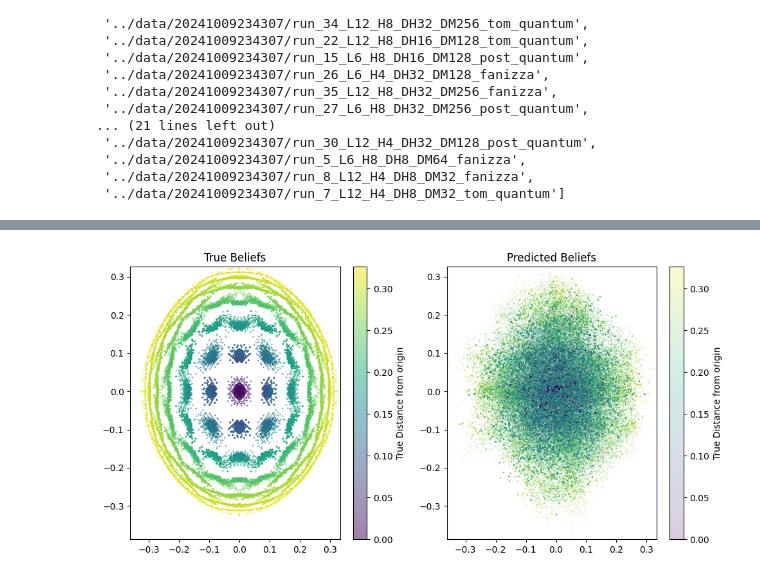
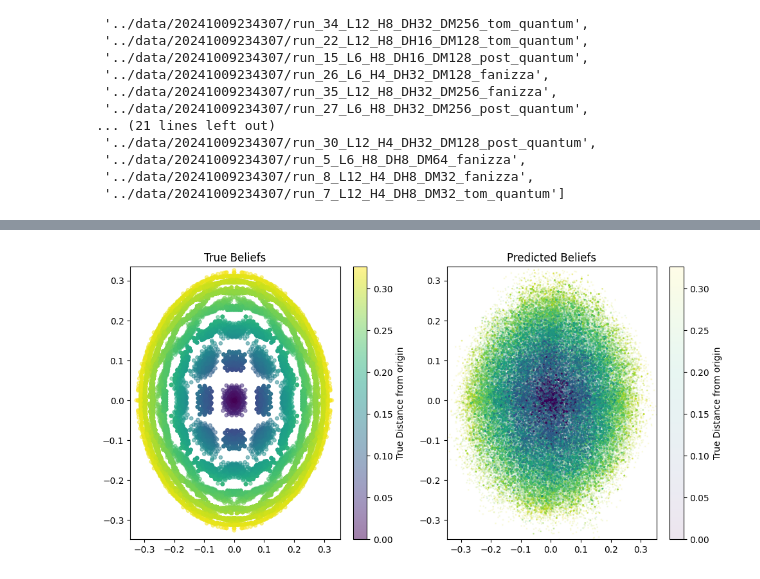
Before and after one commit to adamimos/epsilon-transformers, a Jupyter notebook: notebooks/quantum_analysis.ipynb, the cells around one changed output, grey strips where cells are left out. Drawn from its saved outputs; the diff is of its cells as text; code cells hidden in the pictures.

```diff
--- a/notebooks/quantum_analysis.ipynb
+++ b/notebooks/quantum_analysis.ipynb
@@ -56,7 +56,7 @@ sweep_folders
  '../data/20241009234307/run_8_L12_H4_DH8_DM32_fanizza',
  '../data/20241009234307/run_7_L12_H4_DH8_DM32_tom_quantum']
 # %%
-run_folder = sweep_folders[6]
+run_folder = sweep_folders[0]
 print(run_folder)
 
 def load_model_from_run_folder(run_folder, device='cpu'):
@@ -68,6 +68,8 @@ def load_model_from_run_folder(run_folder, device='cpu'):
     with open(Path(run_folder, "hooked_model_config.json"), 'r') as file:
         model_config = json.load(file)
 
+    save_pts = glob(str(Path(run_folder) / "*.pt"))
+
     model_config['dtype'] = getattr(torch, model_config['dtype'].split('.')[-1])
     model_config['device'] = device
 
@@ -76,15 +78,15 @@ def load_model_from_run_folder(run_folder, device='cpu'):
     # load the model
     model = HookedTransformer(model_config)
 
-    return model, run_config
+    return model, save_pts, run_config
 
 # Usage:
-model, run_config = load_model_from_run_folder(run_folder)
 
-# get the saved models pt in runfolder
-model_pts = glob(str(Path(run_folder) / "*.pt"))
+def load_model_checkpoint(model, save_pts, idx):
+    # load the last model checkpoint
+    model.load_state_dict(torch.load(save_pts[idx], map_location='cpu'))
+    return model
 
-# load the last model checkpoint
-model.load_state_dict(torch.load(model_pts[1], map_location='cpu'))
-print(model_pts[1])
+model, save_pts, run_config = load_model_from_run_folder(run_folder)
+model = load_model_checkpoint(model, save_pts, -2)
 # %% [output]
@@ -211,42 +212,65 @@ regression, belief_predictions = run_activation_to_beliefs_regression(all_cache[
 # %%
 import matplotlib.pyplot as plt
 import numpy as np
 
-def plot_belief_predictions(belief_predictions, transformer_input_beliefs):
+def plot_belief_predictions(belief_predictions, transformer_input_beliefs,type='tom'):
     belief_predictions_flat = belief_predictions.reshape(-1, belief_predictions.shape[-1])
     transformer_input_beliefs_flat = transformer_input_beliefs.reshape(-1, transformer_input_beliefs.shape[-1]).cpu().numpy()
     # Compute distances from origin for true beliefs
     distances = np.sqrt(np.sum(transformer_input_beliefs_flat[:, 1:]**2, axis=1))
-
+    belief_indices = transformer_input_belief_indices.cpu().numpy()
     fig, ax = plt.subplots(1, 2, figsize=(10, 5))
-
+    if type == 'tom':
+        inds = [1,2]
+        s = [15, 1] # size of points
+        alpha = [.5, .1] # transparency of points
+        com = False
+        c = distances
+    elif type == 'fanizza':
+        inds = [1,2]
+        s = [15, 1]
+        alpha = [.5, .1]
+        com = True
+        c = belief_indices.flatten()
+    elif type == 'post':
+        inds = [1,2]
+        s = [15, 5]
+        alpha = [.1, .1]
+        com = False
+        c = distances
     # Determine common limits
-    x_min = min(transformer_input_beliefs_flat[:, 1].min(), belief_predictions_flat[:, 1].min())
-    x_max = max(transformer_input_beliefs_flat[:, 1].max(), belief_predictions_flat[:, 1].max())
-    y_min = min(transformer_input_beliefs_flat[:, 2].min(), belief_predictions_flat[:, 2].min())
-    y_max = max(transformer_input_beliefs_flat[:, 2].max(), belief_predictions_flat[:, 2].max())
+    x_min = min(transformer_input_beliefs_flat[:, inds[0]].min(), belief_predictions_flat[:, inds[0]].min())
+    x_max = max(transformer_input_beliefs_flat[:, inds[0]].max(), belief_predictions_flat[:, inds[0]].max())
+    y_min = min(transformer_input_beliefs_flat[:, inds[1]].min(), belief_predictions_flat[:, inds[1]].min())
+    y_max = max(transformer_input_beliefs_flat[:, inds[1]].max(), belief_predictions_flat[:, inds[1]].max())
 
     # Plot true beliefs
-    scatter0 = ax[0].scatter(transformer_input_beliefs_flat[:, 1], transformer_input_beliefs_flat[:, 2],
-                             c=distances, alpha=.5, s=1, cmap='viridis')
+    scatter0 = ax[0].scatter(transformer_input_beliefs_flat[:, inds[0]], transformer_input_beliefs_flat[:, inds[1]],
+                             c=c, alpha=alpha[0], s=s[0], cmap='viridis')
     ax[0].set_title('True Beliefs')
     ax[0].set_xlim(x_min, x_max)
     ax[0].set_ylim(y_min, y_max)
 
     # Plot predicted beliefs
-    scatter1 = ax[1].scatter(belief_predictions_flat[:, 1], belief_predictions_flat[:, 2],
-                             c=distances, alpha=.2, s=.1, cmap='viridis')
+    scatter1 = ax[1].scatter(belief_predictions_flat[:, inds[0]], belief_predictions_flat[:, inds[1]],
+                             c=c, alpha=alpha[1], s=s[1], cmap='viridis')
     ax[1].set_title('Predicted Beliefs')
     ax[1].set_xlim(x_min, x_max)
     ax[1].set_ylim(y_min, y_max)
+    if com:
+        unique_indices = set(belief_indices.flatten())
+        colors = plt.cm.viridis(np.linspace(0, 1, len(unique_indices)))
+        for i, color in zip(unique_indices, colors):
+            com = np.mean(belief_predictions_flat[belief_indices.flatten()==i], axis=0)
+            ax[1].scatter(com[inds[0]], com[inds[1]], s=s[0], alpha=1, color=color)
 
     # Add colorbars
     plt.colorbar(scatter0, ax=ax[0], label='True Distance from origin')
     plt.colorbar(scatter1, ax=ax[1], label='True Distance from origin')
 
     plt.tight_layout()
     plt.show()
 
-plot_belief_predictions(belief_predictions, transformer_input_beliefs)
+plot_belief_predictions(belief_predictions, transformer_input_beliefs,type='tom')
 # %% [output]
-[figure, old version]
+[figure, new version]
```
Also changed, not shown: parts of 2 cells of this notebook, 19 other files.
